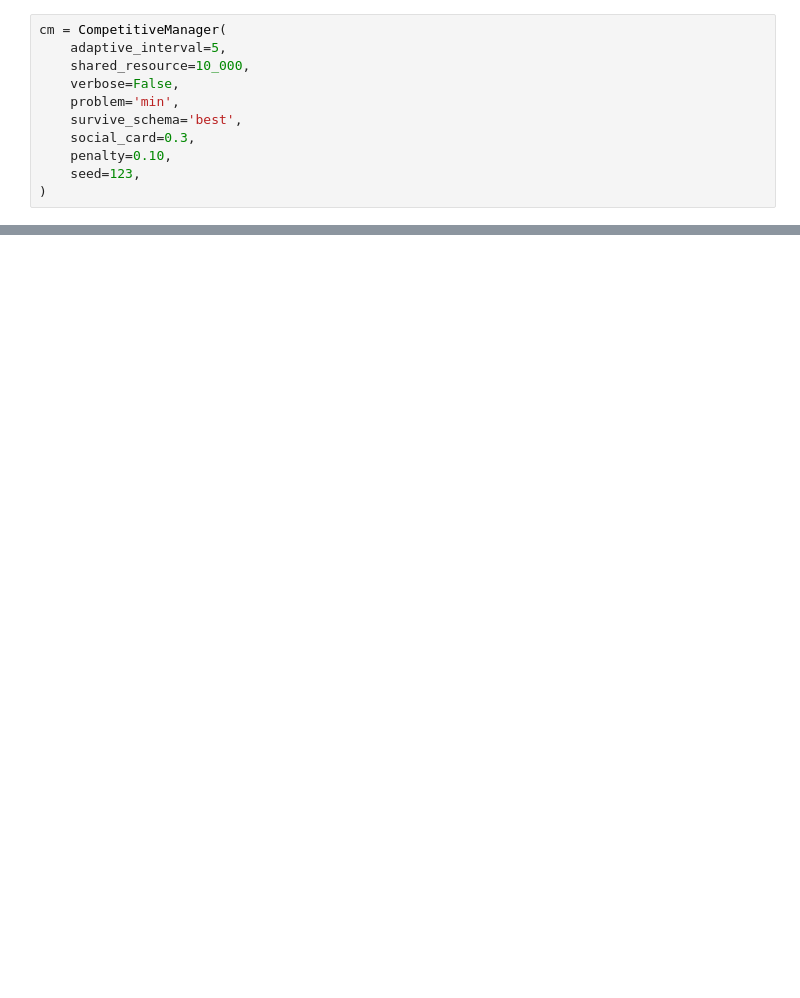
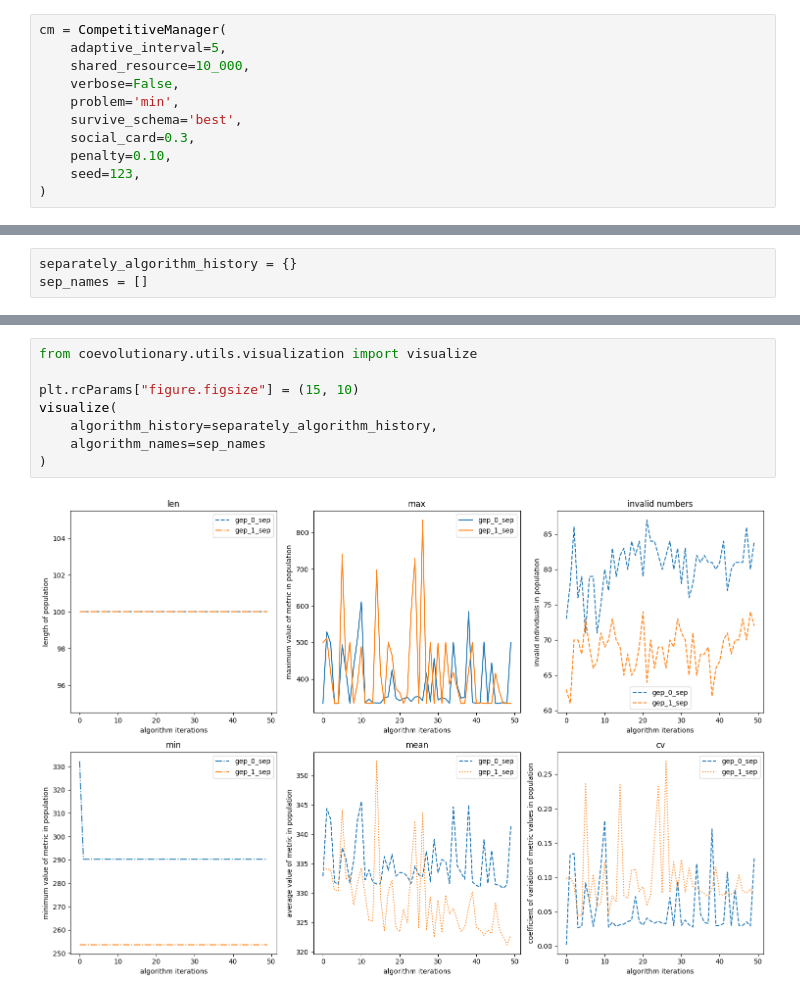
Before and after one commit to suboty/ret, a Jupyter notebook: research/Coevolutionary Demo for GEP.ipynb, the cells around one changed output, grey strips where cells are left out. Drawn from its saved outputs; the diff is of its cells as text; blank space fills up the shorter version.

```diff
--- a/research/Coevolutionary Demo for GEP.ipynb
+++ b/research/Coevolutionary Demo for GEP.ipynb
@@ -111,0 +125,3 @@ visualize_algorithms_quality(
+# %%
+separately_algorithm_history = {}
+sep_names = []
@@ -111,0 +186,10 @@ visualize_algorithms_quality(
+# %%
+from coevolutionary.utils.visualization import visualize
+
+plt.rcParams["figure.figsize"] = (15, 10)
+visualize(
+    algorithm_history=separately_algorithm_history,
+    algorithm_names=sep_names
+)
+# %% [output]
+[figure, added]
```
Also changed, not shown: parts of 11 cells of this notebook, 1 other file.
